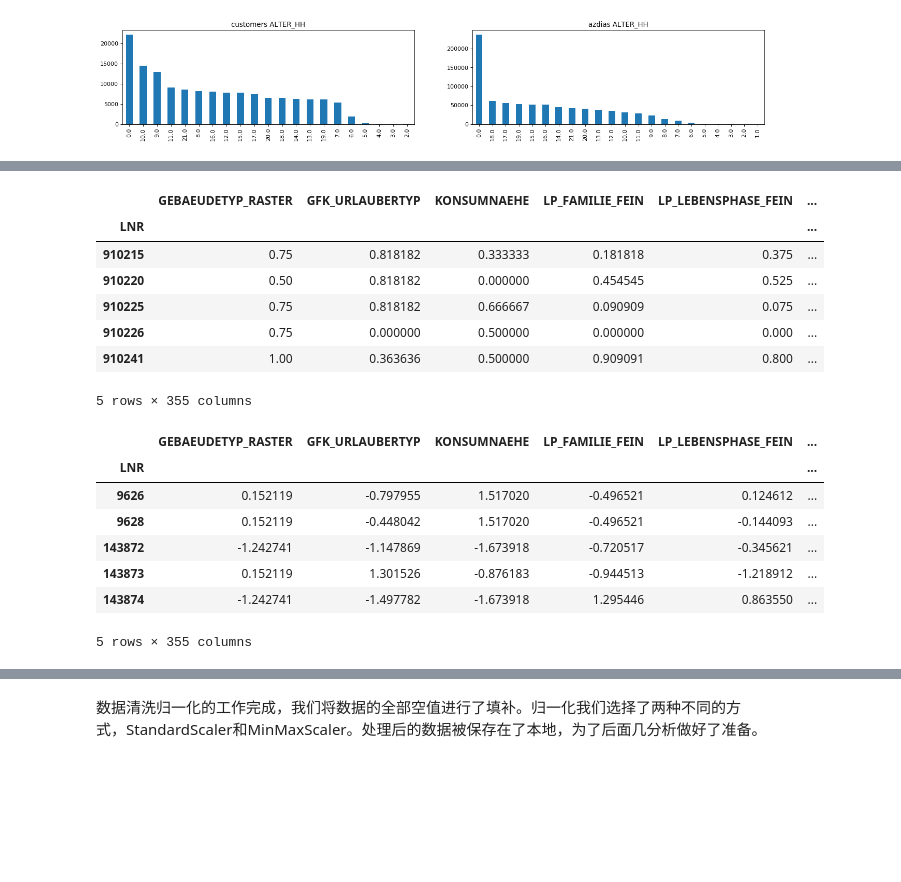
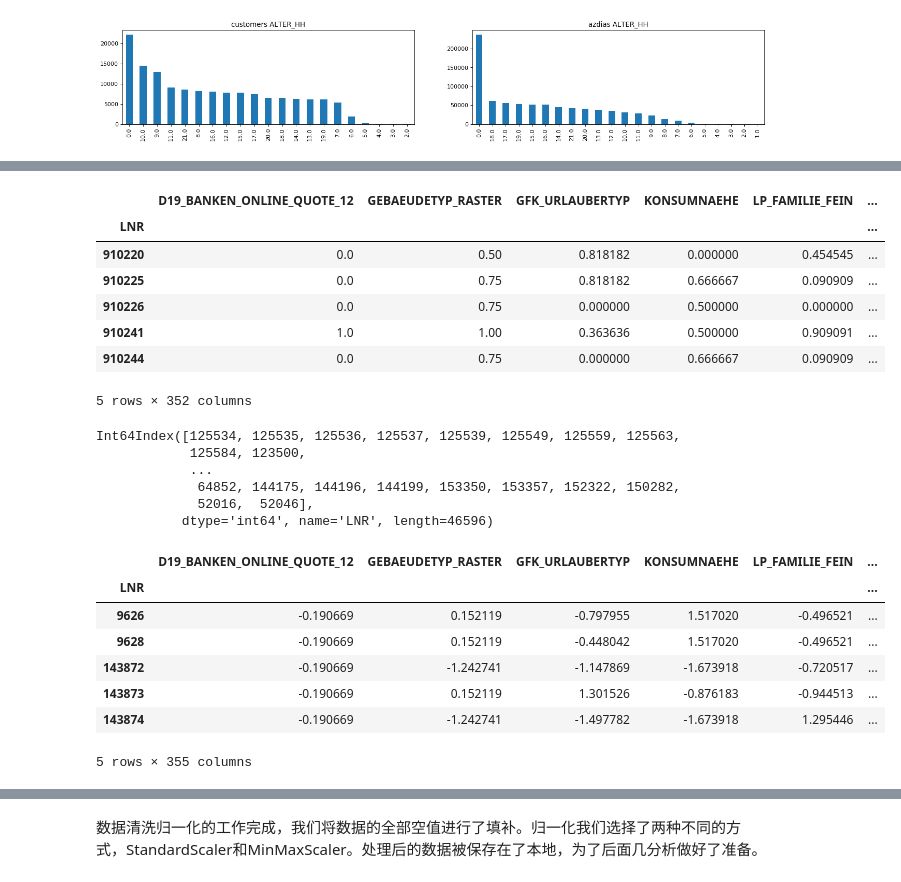
Before and after one commit to lqiang79/udacity_DSND_arvato, a Jupyter notebook: Arvato_Project_Workbook_zh.ipynb, the cells around one changed output, grey strips where cells are left out. Saved outputs shown, nothing was run; the diff lists cells and outputs as text; code cells hidden in the pictures; blank space fills up the shorter version.

```diff
--- a/Arvato_Project_Workbook_zh.ipynb
+++ b/Arvato_Project_Workbook_zh.ipynb
@@ -580,0 +777,15 @@ def process_unknown_and_nan_2(dataframe, column_unknow_values, processed_attribu
+# %%
+def process_unknown_and_nan_3(dataframe, column_unknow_values, processed_attributes, top_attributes, show_details = False):
+    '''
+    fill all unknow with nan, then check nan procent
+    '''
+    unknown_as_nan_df = replace_unknown_with_nan(dataframe, column_unknow_values, processed_attributes, show_details)
+    too_many_nan_attributes = detec_many_nan_attributes(unknown_as_nan_df, 0.9)
+    column_to_drop = set(too_many_nan_attributes) - set(top_diff_attributes)
+
+    unknown_as_nan_df = unknown_as_nan_df.drop(column_to_drop, axis=1)
+    if show_details:
+        print(f'Drop column {column_to_drop}. They have over 90% nan after replace unknown/default values')
+
+    result = fill_nan_with_median(unknown_as_nan_df)
+    return result
@@ -581,4 +809,4 @@ def process_unknown_and_nan_2(dataframe, column_unknow_values, processed_attribu
 # %%
-customers_unknown_filled_df = process_unknown_and_nan_2(customers, column_unknow_values, processed_attributes, True)
+customers_unknown_filled_df = process_unknown_and_nan_3(customers, column_unknow_values, processed_attributes, top_diff_attributes, False)
 customers_unknown_filled_df
 # %% [output]
@@ -892,4 +1085,4 @@ memory usage: 81.6 MB
 # %%
-azdias = drop_no_info_columns(azdias, attributes_without_meta_to_drop)
-customers = drop_no_info_columns(customers, attributes_without_meta_to_drop)
+azdias = drop_no_info_columns(azdias, attributes_without_meta)
+customers = drop_no_info_columns(customers, attributes_without_meta)
 # %% [output]
@@ -1012,27 +1212,5 @@ get_columns_has_nan(customers_unprocessed_df)
 # %% [markdown]
 最后这几列我们找不到可以用的默认值，所以我们决定用中值填补空值。
-# %%
-def fill_nan_with_median(dataframe):
-    '''
-    fill nan the dataframe with sklearn SimpleImputer. we use here median value.
-    Args:
-        dataframe {DataFrame} - customers or azdias
-    return
-        {DataFrame} nan will be filled with media value
-    '''
-    column_with_nan = ['GEBAEUDETYP_RASTER',
-                        'GFK_URLAUBERTYP',
-                        'KONSUMNAEHE',
-                        'LP_FAMILIE_FEIN',
-                        'LP_LEBENSPHASE_FEIN',
-                        'LP_STATUS_FEIN',
-                        'PLZ8_BAUMAX']
-    work_df = dataframe[column_with_nan]
-    imp_median = SimpleImputer(strategy='median')
-    for col in column_with_nan:
-        reshaped_col = work_df.loc[:, col].values.reshape(-1, 1)
-        work_df.loc[:, col] = imp_median.fit_transform(reshaped_col)
-    return work_df
 # %%
 customers[get_columns_has_nan(customers_unprocessed_df)]
 # %% [output]
@@ -1214,26 +1385,37 @@ azdias_std_df.head()
 # %%
 azdias_max_min_df = pd.concat([azdias_media_fillna_max_min_df, azdias_no_nan_max_min_df, azdias_numeric_max_min_df, azdias_unknown_filled_max_min_df, azdias_categorigcal_df, azdias_selected_filled_max_min_df], axis=1)
+azdias_max_min_df =azdias_max_min_df.drop(azdias_drop_row_idx, axis=0)
 azdias_max_min_df.head()
 # %% [output]
-|  | GEBAEUDETYP_RASTER | GFK_URLAUBERTYP | KONSUMNAEHE | LP_FAMILIE_FEIN | LP_LEBENSPHASE_FEIN | ... |
+|  | D19_BANKEN_ONLINE_QUOTE_12 | GEBAEUDETYP_RASTER | GFK_URLAUBERTYP | KONSUMNAEHE | LP_FAMILIE_FEIN | ... |
 | LNR |  |  |  |  |  | ... |
-| 910215 | 0.75 | 0.818182 | 0.333333 | 0.181818 | 0.375 | ... |
-| 910220 | 0.50 | 0.818182 | 0.000000 | 0.454545 | 0.525 | ... |
-| 910225 | 0.75 | 0.818182 | 0.666667 | 0.090909 | 0.075 | ... |
-| 910226 | 0.75 | 0.000000 | 0.500000 | 0.000000 | 0.000 | ... |
-| 910241 | 1.00 | 0.363636 | 0.500000 | 0.909091 | 0.800 | ... |
+| 910220 | 0.0 | 0.50 | 0.818182 | 0.000000 | 0.454545 | ... |
+| 910225 | 0.0 | 0.75 | 0.818182 | 0.666667 | 0.090909 | ... |
+| 910226 | 0.0 | 0.75 | 0.000000 | 0.500000 | 0.000000 | ... |
+| 910241 | 1.0 | 1.00 | 0.363636 | 0.500000 | 0.909091 | ... |
+| 910244 | 0.0 | 0.75 | 0.000000 | 0.666667 | 0.090909 | ... |
-5 rows × 355 columns
+5 rows × 352 columns
+# %%
+customers_drop_row_idx
+# %% [output]
+Int64Index([125534, 125535, 125536, 125537, 125539, 125549, 125559, 125563,
+            125584, 123500,
+            ...
+             64852, 144175, 144196, 144199, 153350, 153357, 152322, 150282,
+             52016,  52046],
+           dtype='int64', name='LNR', length=46596)
 # %%
 customers_std_df = pd.concat([customers_media_fillna_std_df, customers_no_nan_std_df, customers_numeric_std_df, customers_unknown_filled_std_df, customers_categorigcal_df, customers_selected_filled_std_df], axis=1)
+customers_std_df = customers_std_df.drop(customers_drop_row_idx, axis=0)
 customers_std_df.head()
 # %% [output]
-|  | GEBAEUDETYP_RASTER | GFK_URLAUBERTYP | KONSUMNAEHE | LP_FAMILIE_FEIN | LP_LEBENSPHASE_FEIN | ... |
+|  | D19_BANKEN_ONLINE_QUOTE_12 | GEBAEUDETYP_RASTER | GFK_URLAUBERTYP | KONSUMNAEHE | LP_FAMILIE_FEIN | ... |
 | LNR |  |  |  |  |  | ... |
-| 9626 | 0.152119 | -0.797955 | 1.517020 | -0.496521 | 0.124612 | ... |
-| 9628 | 0.152119 | -0.448042 | 1.517020 | -0.496521 | -0.144093 | ... |
-| 143872 | -1.242741 | -1.147869 | -1.673918 | -0.720517 | -0.345621 | ... |
-| 143873 | 0.152119 | 1.301526 | -0.876183 | -0.944513 | -1.218912 | ... |
-| 143874 | -1.242741 | -1.497782 | -1.673918 | 1.295446 | 0.863550 | ... |
+| 9626 | -0.190669 | 0.152119 | -0.797955 | 1.517020 | -0.496521 | ... |
+| 9628 | -0.190669 | 0.152119 | -0.448042 | 1.517020 | -0.496521 | ... |
+| 143872 | -0.190669 | -1.242741 | -1.147869 | -1.673918 | -0.720517 | ... |
+| 143873 | -0.190669 | 0.152119 | 1.301526 | -0.876183 | -0.944513 | ... |
+| 143874 | -0.190669 | -1.242741 | -1.497782 | -1.673918 | 1.295446 | ... |
 5 rows × 355 columns
 # %%
 customers_max_min_df = pd.concat([customers_media_fillna_max_min_df, customers_no_nan_max_min_df, customers_numeric_max_min_df, customers_unknown_filled_max_min_df, customers_categorigcal_df, customers_selected_filled_max_min_df], axis=1)
```
Also changed, not shown: parts of 43 cells of this notebook.
